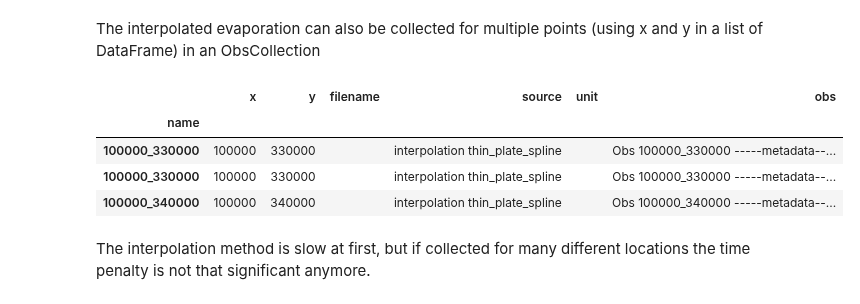
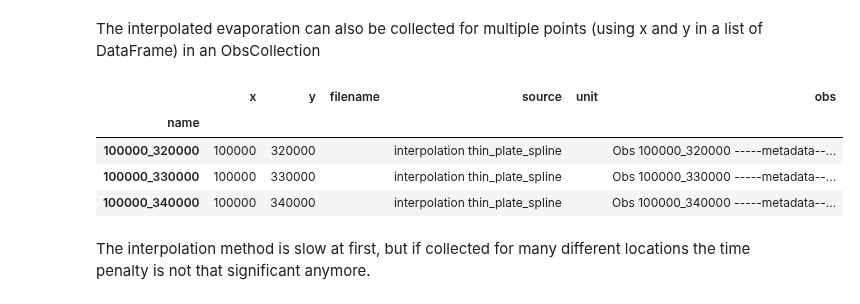
Before and after one commit to ArtesiaWater/hydropandas, a Jupyter notebook: examples/02_knmi_observations.ipynb, the cells around one changed output. Saved outputs shown, nothing was run; the diff lists cells and outputs as text; code cells hidden in the pictures.

Commit message:
update interpolation example

```diff
--- a/examples/02_knmi_observations.ipynb
+++ b/examples/02_knmi_observations.ipynb
@@ -611,12 +611,12 @@ ax[1].legend(["Interpolated - Nearest"]);
 # %% [markdown]
 The interpolated evaporation can also be collected for multiple points (using x and y in a list of DataFrame) in an ObsCollection
 # %%
-oc_et = oc.interpolate(xy=[(100000, 330000), (100000, 330000), (100000, 340000)])
+oc_et = oc.interpolate(xy=[(100000, 320000), (100000, 330000), (100000, 340000)])
 oc_et
 # %% [output]
 |  | x | y | filename | source | unit | obs |
 | name |  |  |  |  |  |  |
-| 100000_330000 | 100000 | 330000 |  | interpolation thin_plate_spline |  | Obs 100000_330000 -----metadata--... |
+| 100000_320000 | 100000 | 320000 |  | interpolation thin_plate_spline |  | Obs 100000_320000 -----metadata--... |
 | 100000_330000 | 100000 | 330000 |  | interpolation thin_plate_spline |  | Obs 100000_330000 -----metadata--... |
 | 100000_340000 | 100000 | 340000 |  | interpolation thin_plate_spline |  | Obs 100000_340000 -----metadata--... |
 # %% [markdown]
```
Also changed, not shown: parts of 9 cells of this notebook.
